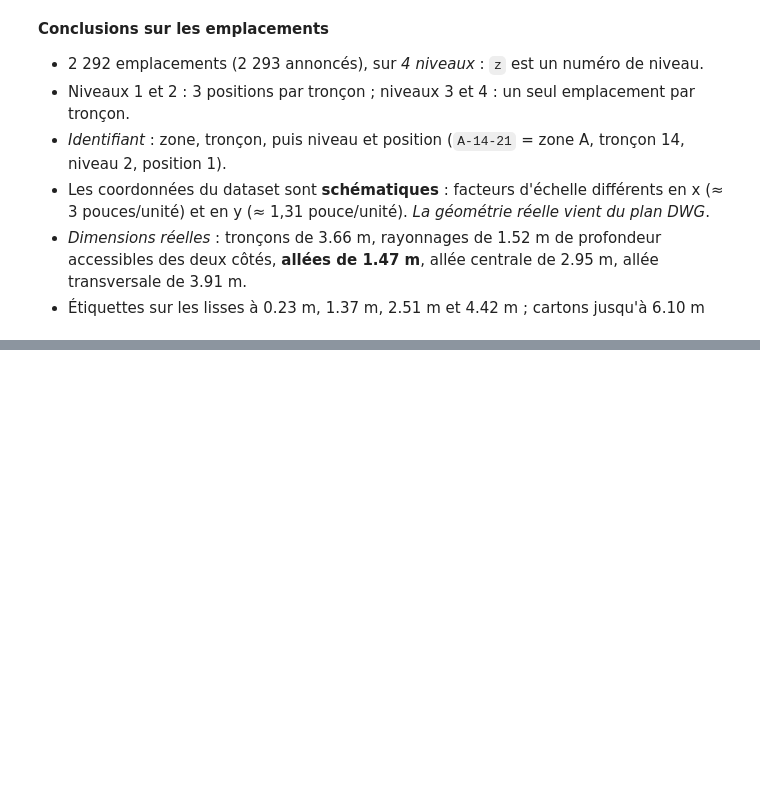
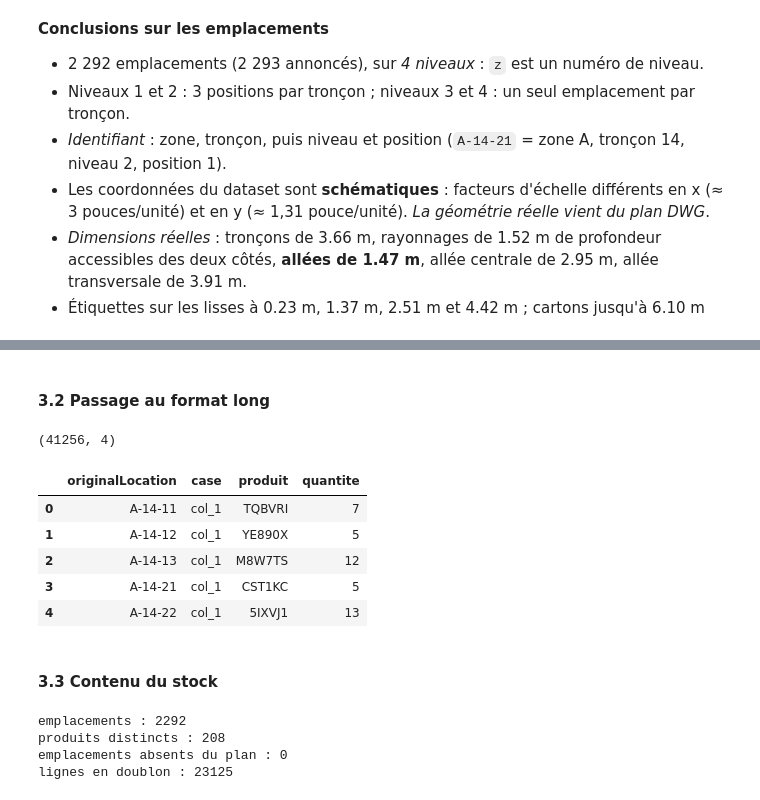
Before and after one commit to Manal-Ghita/warehouse-inventory-robot, a Jupyter notebook: notebooks/01_exploration_dataset.ipynb, the cells around one changed output, grey strips where cells are left out. Drawn from its saved outputs; the diff is of its cells as text; code cells hidden in the pictures; blank space fills up the shorter version.

```diff
--- a/notebooks/01_exploration_dataset.ipynb
+++ b/notebooks/01_exploration_dataset.ipynb
@@ -183,0 +201,41 @@ y : 1.3111111111111111
+# %% [markdown]
+#### 3.2 Passage au format long
+# %%
+cols = [f"col_{i}" for i in range(1, 19)]
+
+long = stock.melt(id_vars="originalLocation", value_vars=cols,
+                  var_name="case", value_name="contenu")
+long = long.dropna(subset=["contenu"])
+
+long[["produit", "quantite"]] = long["contenu"].str.split(";", expand=True)
+long["quantite"] = long["quantite"].astype(float).astype(int)
+long = long.drop(columns="contenu")
+
+print(long.shape)
+long.head()
+# %% [output]
+(41256, 4)
+|  | originalLocation | case | produit | quantite |
+| 0 | A-14-11 | col_1 | TQBVRI | 7 |
+| 1 | A-14-12 | col_1 | YE890X | 5 |
+| 2 | A-14-13 | col_1 | M8W7TS | 12 |
+| 3 | A-14-21 | col_1 | CST1KC | 5 |
+| 4 | A-14-22 | col_1 | 5IXVJ1 | 13 |
+# %% [markdown]
+#### 3.3 Contenu du stock
+# %%
+print("emplacements :", long["originalLocation"].nunique())
+print("produits distincts :", long["produit"].nunique())
+
+# emplacements du stock qui n'existent pas dans le plan
+absents = set(long["originalLocation"]) - set(loc["originalLocation"])
+print("emplacements absents du plan :", len(absents))
+
+# meme produit plusieurs fois dans un meme emplacement
+doublons = long.duplicated(subset=["originalLocation", "produit"], keep=False)
+print("lignes en doublon :", doublons.sum())
+# %% [output]
+emplacements : 2292
+produits distincts : 208
+emplacements absents du plan : 0
+lignes en doublon : 23125
```
Also changed, not shown: parts of 7 cells of this notebook.
